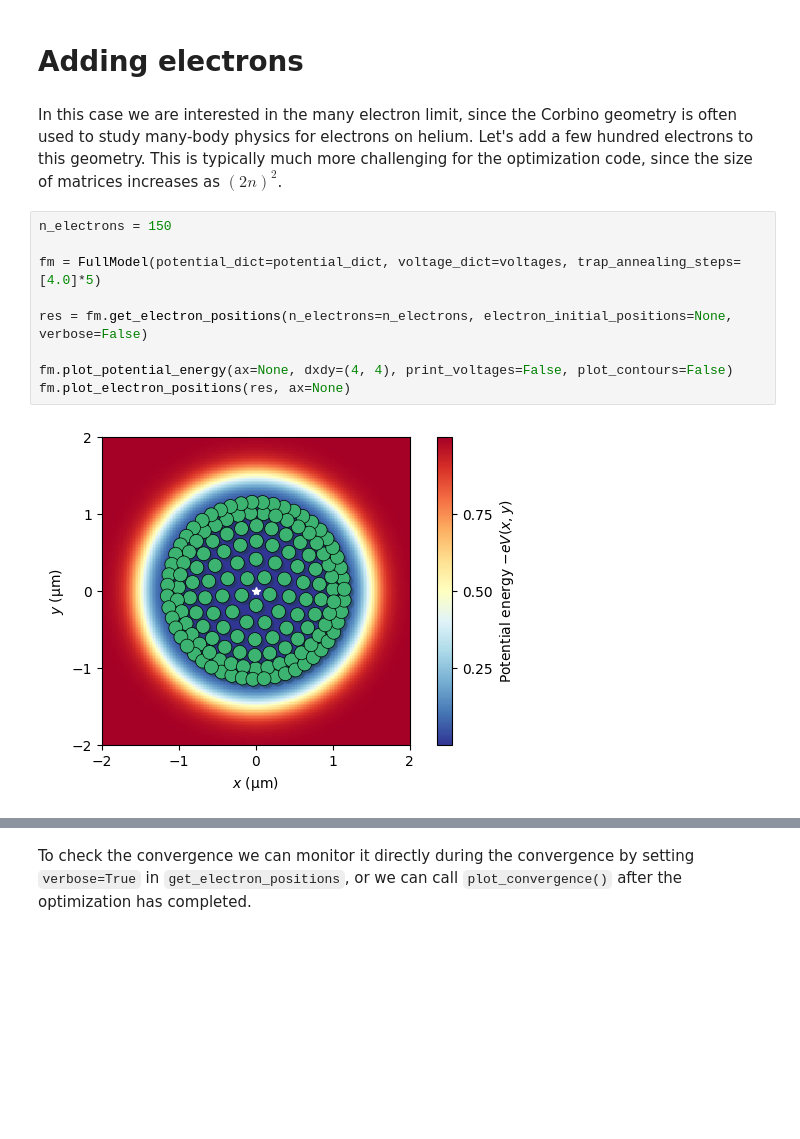
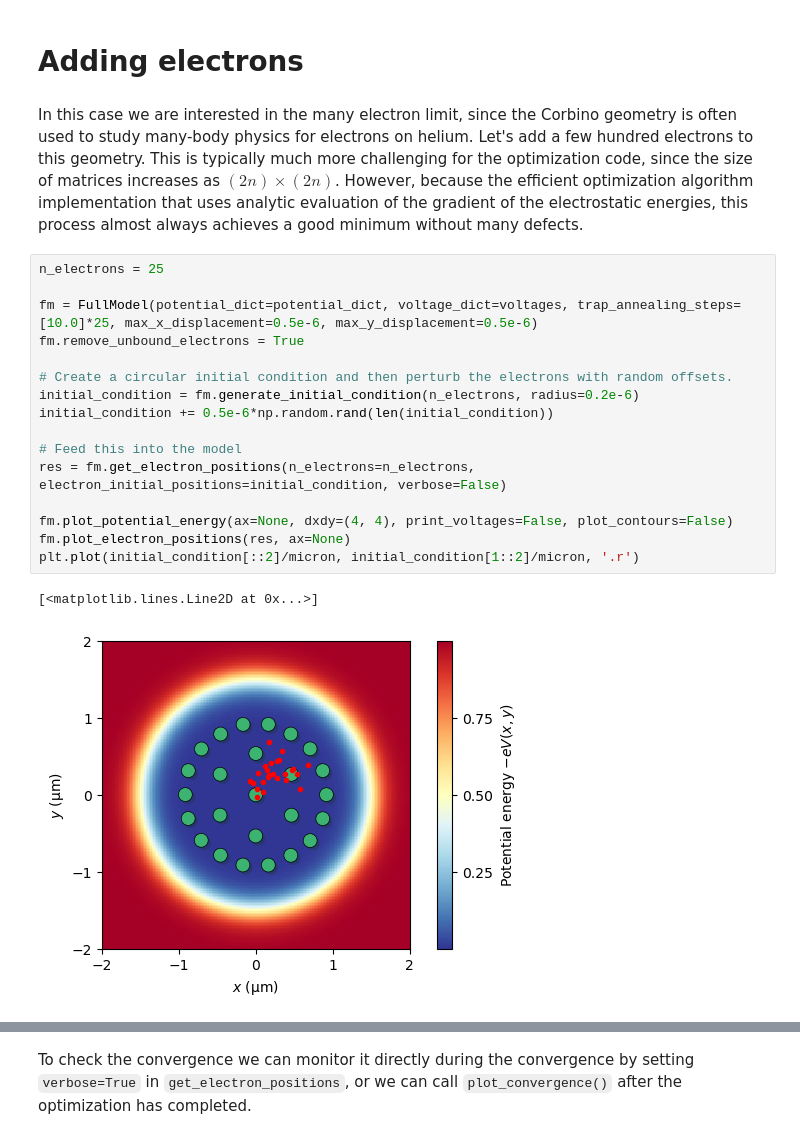
Before and after one commit to gkoolstra/quantum_electron, a Jupyter notebook: examples/01_square_well.ipynb, the cells around one changed output, grey strips where cells are left out. Cells and saved outputs as stored; diff of their text form; blank space fills up the shorter version.

```diff
--- a/examples/01_square_well.ipynb
+++ b/examples/01_square_well.ipynb
@@ -50,15 +50,23 @@ p.plot_potential_energy(dxdy=(4, 4))
 # %% [markdown]
 # Adding electrons
 # %% [markdown]
-In this case we are interested in the many electron limit, since the Corbino geometry is often used to study many-body physics for electrons on helium. Let's add a few hundred electrons to this geometry. This is typically much more challenging for the optimization code, since the size of matrices increases as $(2n)^2$.
+In this case we are interested in the many electron limit, since the Corbino geometry is often used to study many-body physics for electrons on helium. Let's add a few hundred electrons to this geometry. This is typically much more challenging for the optimization code, since the size of matrices increases as $(2n) \times (2n)$. However, because the efficient optimization algorithm implementation that uses analytic evaluation of the  gradient of the electrostatic energies, this process almost always achieves a good minimum without many defects.
 # %%
-n_electrons = 150
+n_electrons = 25
 
-fm = FullModel(potential_dict=potential_dict, voltage_dict=voltages, trap_annealing_steps=[4.0]*5)
+fm = FullModel(potential_dict=potential_dict, voltage_dict=voltages, trap_annealing_steps=[10.0]*25, max_x_displacement=0.5e-6, max_y_displacement=0.5e-6)
+fm.remove_unbound_electrons = True
 
-res = fm.get_electron_positions(n_electrons=n_electrons, electron_initial_positions=None, verbose=False)
+# Create a circular initial condition and then perturb the electrons with random offsets.
+initial_condition = fm.generate_initial_condition(n_electrons, radius=0.2e-6)
+initial_condition += 0.5e-6*np.random.rand(len(initial_condition))
+
+# Feed this into the model
+res = fm.get_electron_positions(n_electrons=n_electrons, electron_initial_positions=initial_condition, verbose=False)
 
 fm.plot_potential_energy(ax=None, dxdy=(4, 4), print_voltages=False, plot_contours=False)
 fm.plot_electron_positions(res, ax=None)
+plt.plot(initial_condition[::2]/micron, initial_condition[1::2]/micron, '.r')
 # %% [output]
+[<matplotlib.lines.Line2D at 0x...>]
-[figure, old version]
+[figure, new version]
```
Also changed, not shown: parts of 9 cells of this notebook, 4 other files.
